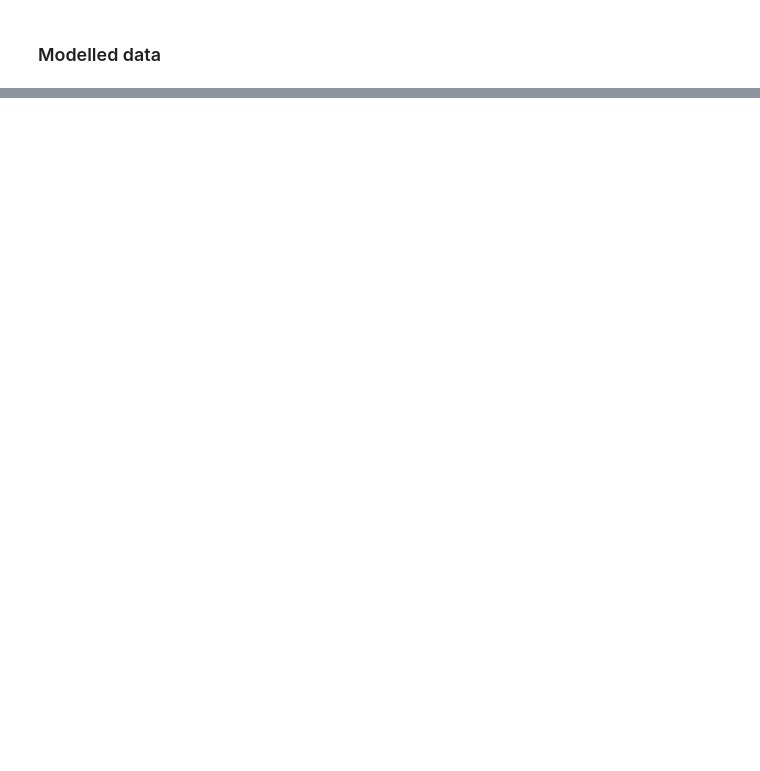
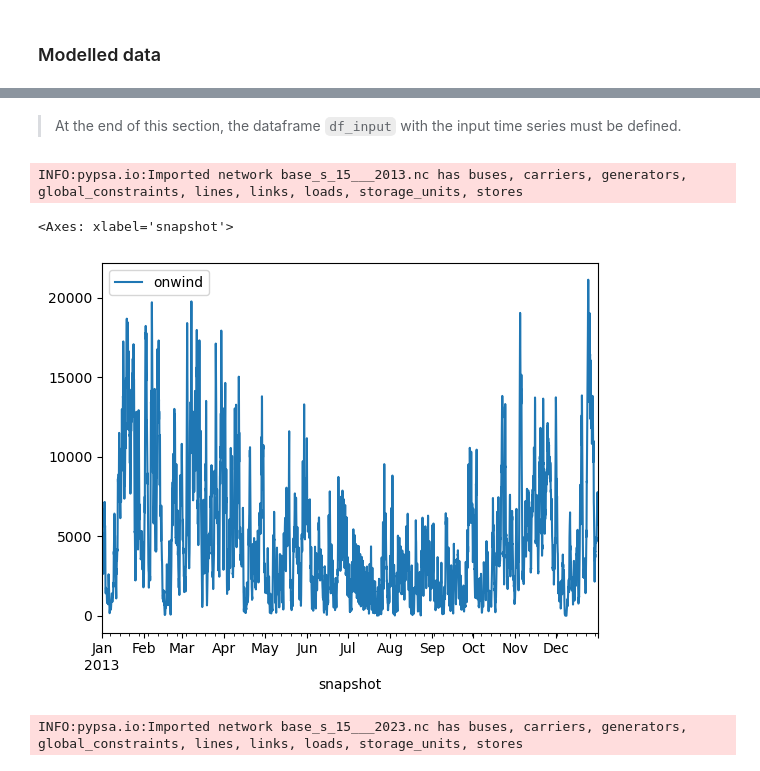
Before and after one commit to cristobal-GC/Q2Q_repository, a Jupyter notebook: notebooks/Tutorial_Creating_Q2Q_transform.ipynb, the cells around one changed output, grey strips where cells are left out. Saved outputs shown, nothing was run; the diff lists cells and outputs as text; code cells hidden in the pictures; blank space fills up the shorter version.

```diff
--- a/notebooks/Tutorial_Creating_Q2Q_transform.ipynb
+++ b/notebooks/Tutorial_Creating_Q2Q_transform.ipynb
@@ -26,0 +43,29 @@ Wind and solar time series at national level can be obtained
+# %% [markdown]
+> At the end of this section, the dataframe `df_input` with the input time series must be defined.
+# %%
+########## Parameters
+
+carrier = 'onwind'
+# %%
+import pypsa
+
+n_file = '../examples/base_s_15___2013.nc'
+
+n = pypsa.Network(n_file)
+# %% [output]
+INFO:pypsa.io:Imported network base_s_15___2013.nc has buses, carriers, generators, global_constraints, lines, links, loads, storage_units, stores
+# %%
+df_input = n.generators_t['p'].filter(like=carrier).sum(axis=1).to_frame(name=carrier)
+# %%
+df_input.plot()
+# %% [output]
+<Axes: xlabel='snapshot'>
+[figure, added]
+# %%
+import pypsa
+
+n_file = '../examples/base_s_15___2023.nc'
+
+n = pypsa.Network(n_file)
+# %% [output]
+INFO:pypsa.io:Imported network base_s_15___2023.nc has buses, carriers, generators, global_constraints, lines, links, loads, storage_units, stores
```
Also changed, not shown: parts of 8 cells of this notebook, 3 other files.
